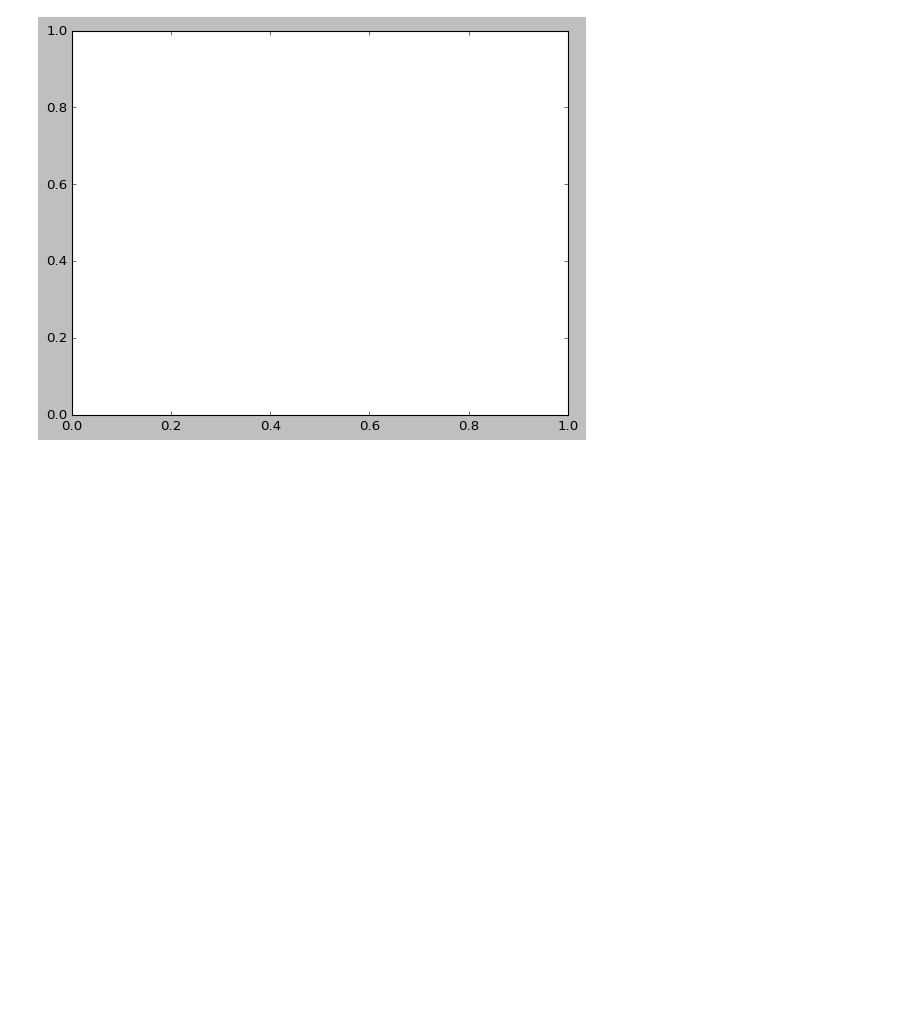
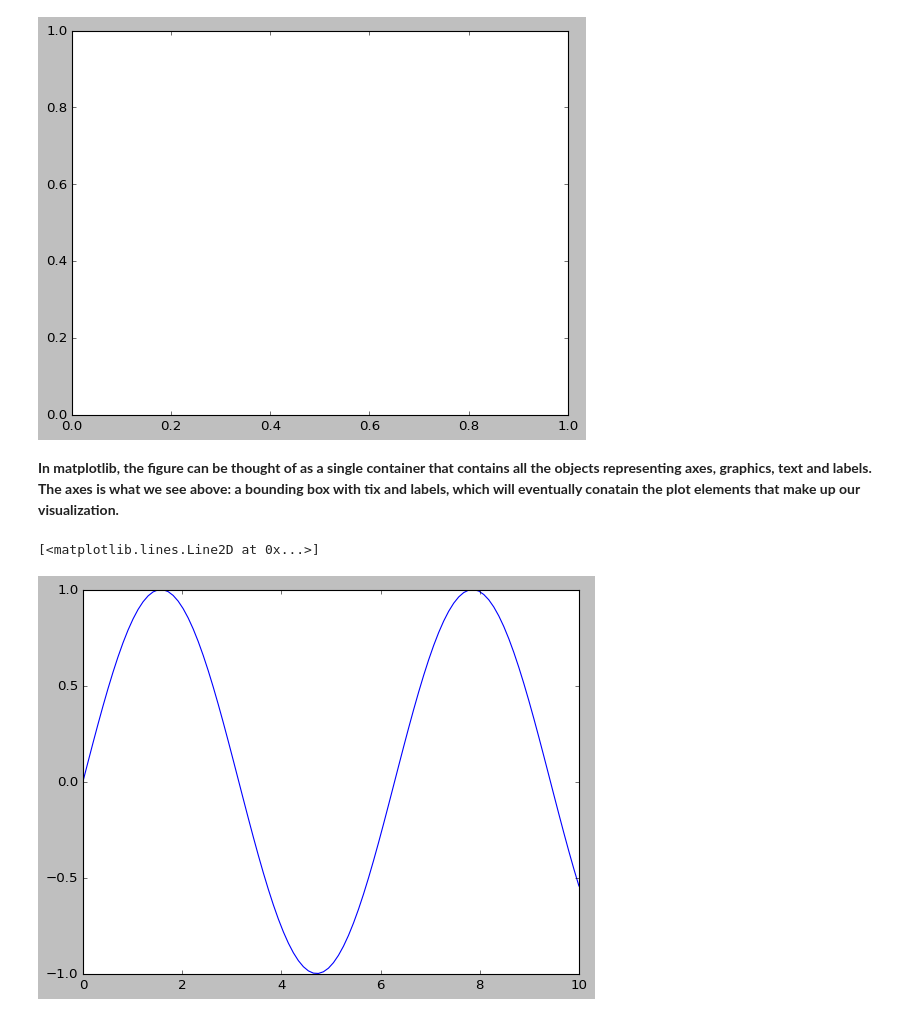
Before and after one commit to shanksms/pandas_master_repo, a Jupyter notebook: visualization.ipynb, the cells around one changed output. Cells and saved outputs as stored; diff of their text form; code cells hidden in the pictures; blank space fills up the shorter version.

```diff
--- a/visualization.ipynb
+++ b/visualization.ipynb
@@ -36,3 +36,13 @@ fig = plt.figure()
 ax = plt.axes()
 # %% [output]
 [figure]
+# %% [markdown]
+**In matplotlib, the figure can be thought of as a single container that contains all the objects representing axes, graphics, text and labels. The axes is what we see above: a bounding box with tix and labels, which will eventually conatain the plot elements that make up our visualization.**
+# %%
+fig = plt.figure()
+ax = plt.axes()
+x = np.linspace(0, 10, 100)
+ax.plot(x, np.sin(x))
+# %% [output]
+[<matplotlib.lines.Line2D at 0x...>]
+[figure, added]
```
Also changed, not shown: parts of 5 cells of this notebook.
